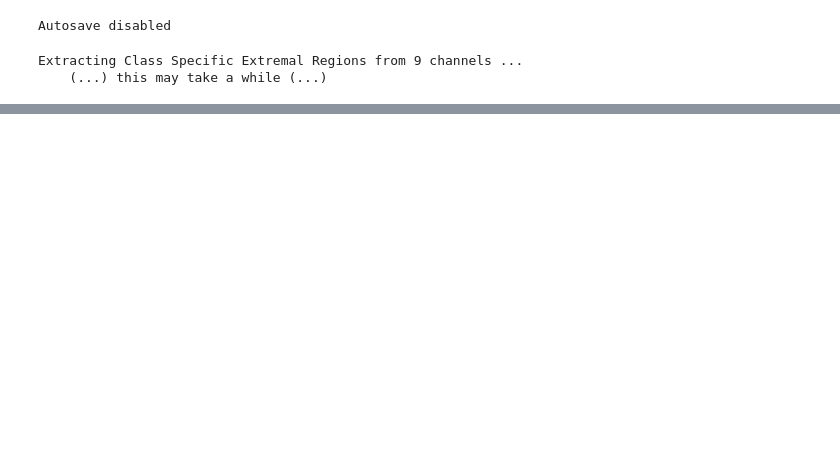
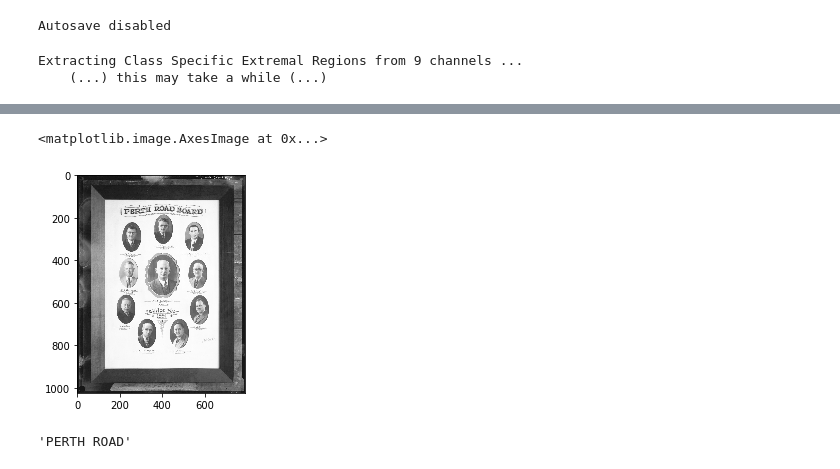
Before and after one commit to markshelton/photo-metadata, a Jupyter notebook: scripts/notebooks/ocr.ipynb, the cells around one changed output, grey strips where cells are left out. Drawn from its saved outputs; the diff is of its cells as text; code cells hidden in the pictures; blank space fills up the shorter version.

```diff
--- a/scripts/notebooks/ocr.ipynb
+++ b/scripts/notebooks/ocr.ipynb
@@ -15,4 +13,4 @@ from thickshake.image.faces import enhance_image
 # %%
 TEST_INPUT_IMAGE = "/home/app/data/input/images/JPEG_Convert_Resolution_1024/slwa_b1921405_1_master.jpg"
 TEST_OUTPUT_IMAGE = "/home/app/data/output/images/text/slwa_b1921405_1_master.jpg"
-TRAINED_CLASSIFIER_DIR = "/home/app/src/lib/img/deps"
+TRAINED_CLASSIFIER_DIR = "/home/app/thickshake/image/deps"
@@ -125,0 +92,7 @@ AttributeError: module 'pytesseract' has no attribute 'image_to_data'
+# %%
+rect = rects_array[0]
+im =Image.open(TEST_INPUT_IMAGE)
+plt.imshow(np.asarray(im),cmap=matplotlib.cm.Greys_r)
+# %% [output]
+<matplotlib.image.AxesImage at 0x...>
+[figure, added]
@@ -125,0 +116,4 @@ AttributeError: module 'pytesseract' has no attribute 'image_to_data'
+# %%
+("PERTH ROAD")
+# %% [output]
+'PERTH ROAD'
```
Also changed, not shown: parts of 14 cells of this notebook, 4 other files.
